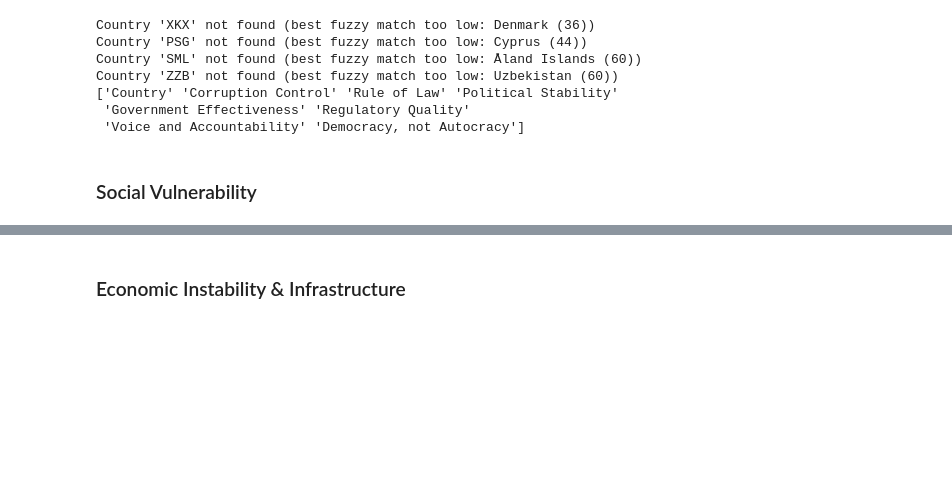
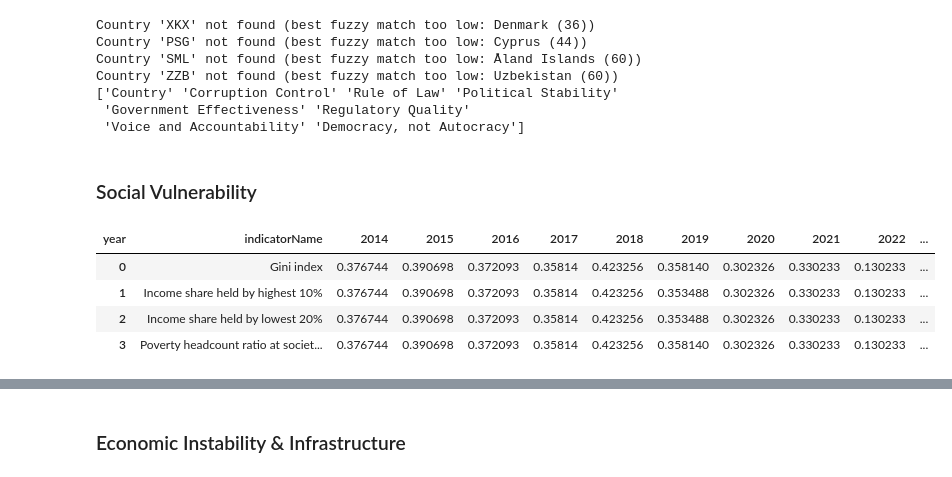
Before and after one commit to arth3mis/global-societal-endangerment-index, a Jupyter notebook: 2.1_data_preprocessing.ipynb, the cells around one changed output, grey strips where cells are left out. Saved outputs shown, nothing was run; the diff lists cells and outputs as text; code cells hidden in the pictures; blank space fills up the shorter version.

```diff
--- a/2.1_data_preprocessing.ipynb
+++ b/2.1_data_preprocessing.ipynb
@@ -41,6 +41,12 @@ def lookup_country(country_name: str, fuzzy_threshold=80):
     elif country_name == 'Turkey':
         print(f"Using special case for '{country_name}' -> 'Türkiye'")
         return 'Türkiye'
+    elif 'Korea' in country_name and 'DPR' in country_name:
+        print(f"Using special case for '{country_name}' -> 'Korea, Democratic People's Republic of'")
+        return "Korea, Democratic People's Republic of"
+    elif 'Congo' in country_name and 'dem' in country_name.casefold():
+        print(f"Using special case for '{country_name}' -> 'Congo, Democratic Republic of the'")
+        return 'Congo, Democratic Republic of the'
 
     # fuzzy match
     try:
@@ -350,3 +355,15 @@ Country 'ZZB' not found (best fuzzy match too low: Uzbekistan (60))
 ### Social Vulnerability
 # %%
 soc_data = pd.DataFrame(all_countries(), columns=['Country'])
+# %%
+wb_dev1 = pd.read_csv("data/Worldbank_development_1_poverty.csv")
+wb_dev1 = transpose_world_bank_data(wb_dev1, range(2014, 2024))
+
+# check availability of data for each indicator over the years
+indicator_yearly_availability(wb_dev1)
+# %% [output]
+| year | indicatorName | 2014 | 2015 | 2016 | 2017 | 2018 | 2019 | 2020 | 2021 | 2022 | ... |
+| 0 | Gini index | 0.376744 | 0.390698 | 0.372093 | 0.35814 | 0.423256 | 0.358140 | 0.302326 | 0.330233 | 0.130233 | ... |
+| 1 | Income share held by highest 10% | 0.376744 | 0.390698 | 0.372093 | 0.35814 | 0.423256 | 0.353488 | 0.302326 | 0.330233 | 0.130233 | ... |
+| 2 | Income share held by lowest 20% | 0.376744 | 0.390698 | 0.372093 | 0.35814 | 0.423256 | 0.353488 | 0.302326 | 0.330233 | 0.130233 | ... |
+| 3 | Poverty headcount ratio at societ... | 0.376744 | 0.390698 | 0.372093 | 0.35814 | 0.423256 | 0.358140 | 0.302326 | 0.330233 | 0.130233 | ... |
```
Also changed, not shown: parts of 21 cells of this notebook, 1 other file.
